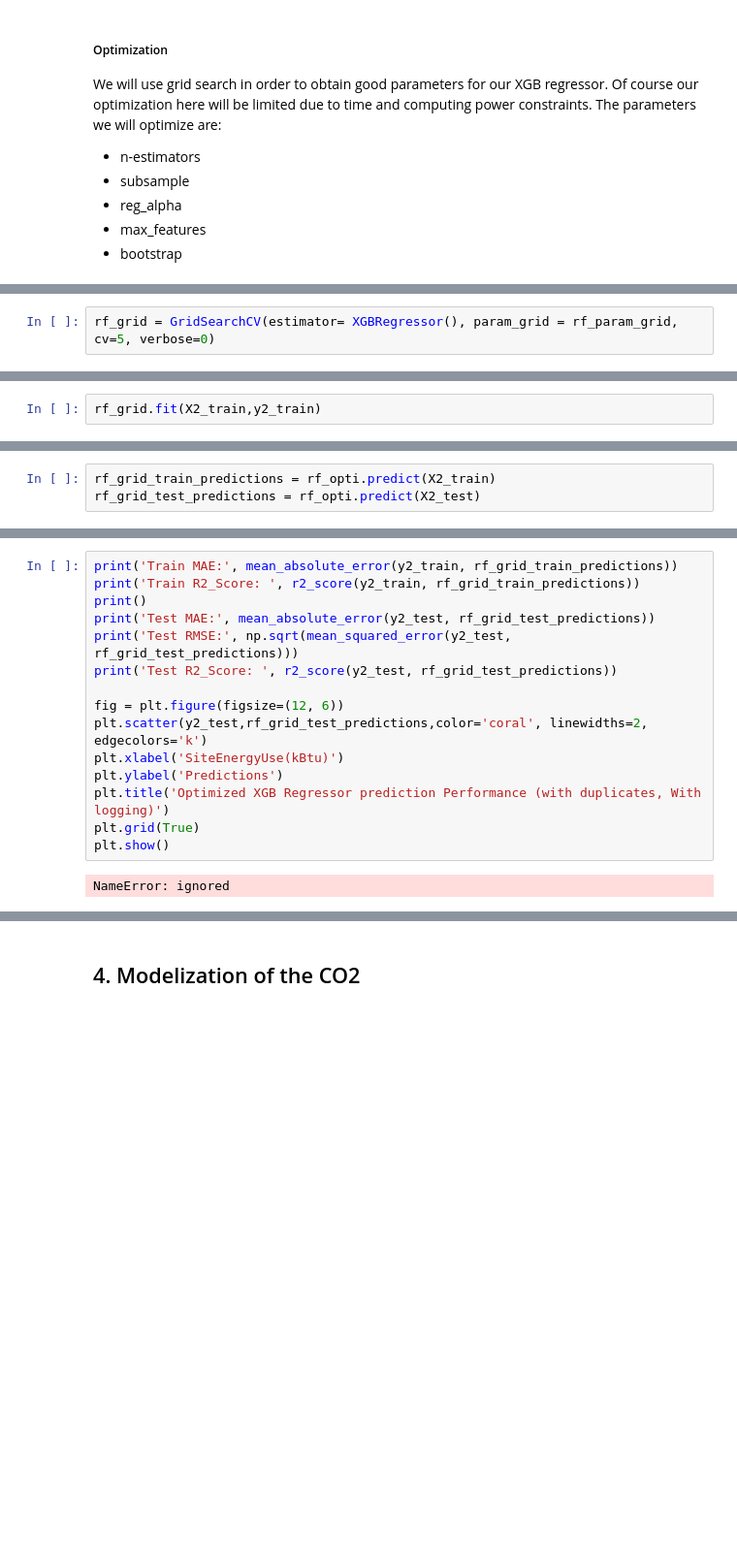
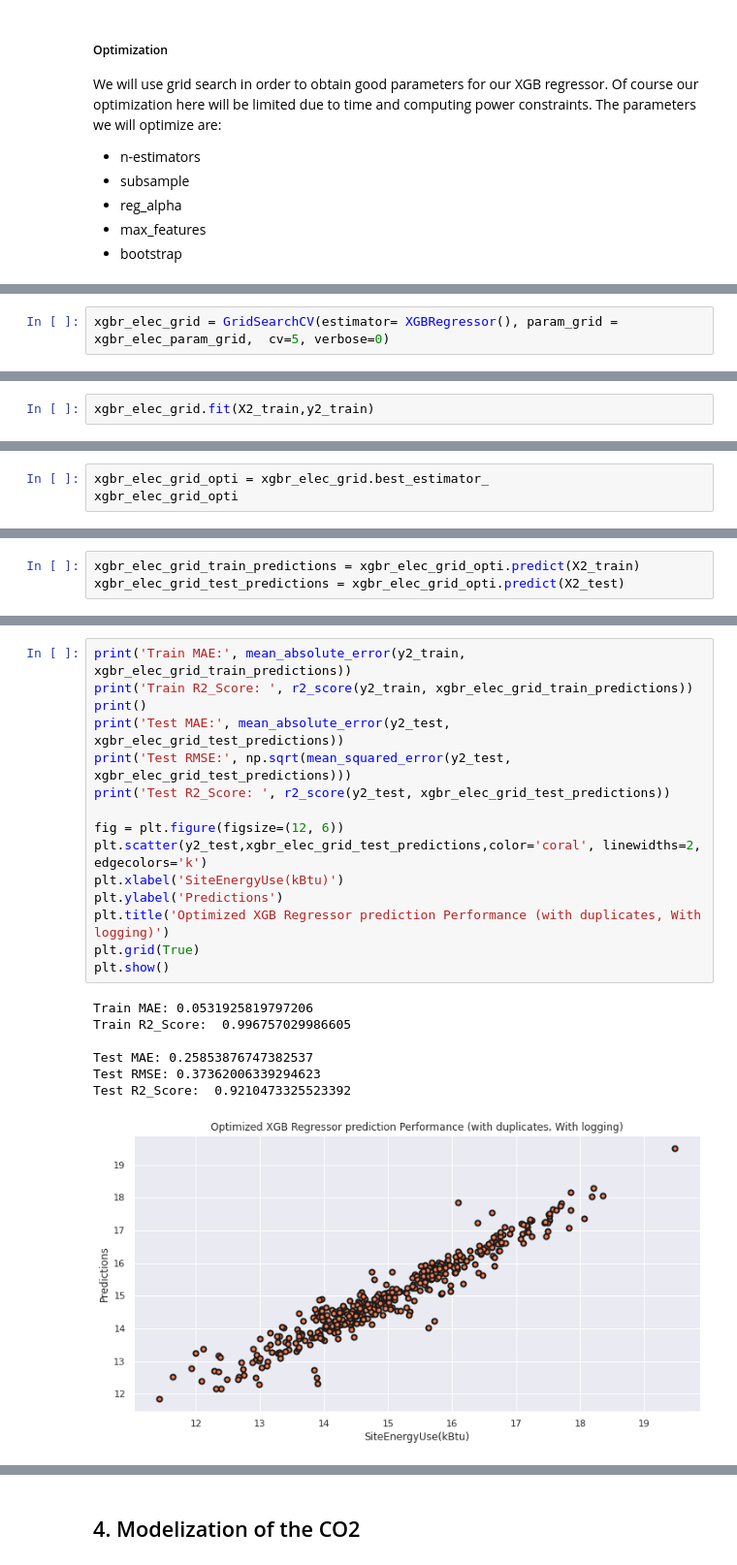
Before and after one commit to mariusbiteau/Buildings_Electrical-Consumption_CO2-Emissions_Prediction, a Jupyter notebook: Analysis_Buildings_Electrical_Consumption_CO2_Emissions_Prediction.ipynb, the cells around one changed output, grey strips where cells are left out. Shown at 97% size. Saved outputs shown, nothing was run; the diff lists cells and outputs as text; blank space fills up the shorter version.

```diff
--- a/Analysis_Buildings_Electrical_Consumption_CO2_Emissions_Prediction.ipynb
+++ b/Analysis_Buildings_Electrical_Consumption_CO2_Emissions_Prediction.ipynb
@@ -905,3 +904,3 @@ time: 2.4 ms (started: 2021-01-31 03:21:15 +00:00)
 # %%
-rf_grid = GridSearchCV(estimator= XGBRegressor(), param_grid = rf_param_grid,  cv=5, verbose=0)
+xgbr_elec_grid = GridSearchCV(estimator= XGBRegressor(), param_grid = xgbr_elec_param_grid,  cv=5, verbose=0)
 # %% [output]
@@ -909,5 +908,5 @@ time: 1.69 ms (started: 2021-01-31 03:21:22 +00:00)
 # %%
-rf_grid.fit(X2_train,y2_train)
+xgbr_elec_grid.fit(X2_train,y2_train)
 # %% [output]
 GridSearchCV(cv=5, error_score=nan,
              estimator=XGBRegressor(base_score=0.5, booster='gbtree',
@@ -953,0 +941,3 @@ time: 5.01 ms (started: 2021-01-31 03:27:58 +00:00)
+# %%
+xgbr_elec_grid_opti = xgbr_elec_grid.best_estimator_
+xgbr_elec_grid_opti
@@ -954,4 +953,4 @@ time: 5.01 ms (started: 2021-01-31 03:27:58 +00:00)
 # %%
-rf_grid_train_predictions = rf_opti.predict(X2_train)
-rf_grid_test_predictions = rf_opti.predict(X2_test)
+xgbr_elec_grid_train_predictions = xgbr_elec_grid_opti.predict(X2_train)
+xgbr_elec_grid_test_predictions = xgbr_elec_grid_opti.predict(X2_test)
 # %% [output]
@@ -959,17 +958,23 @@ time: 98.2 ms (started: 2021-01-31 03:27:58 +00:00)
 # %%
-print('Train MAE:', mean_absolute_error(y2_train, rf_grid_train_predictions))
-print('Train R2_Score: ', r2_score(y2_train, rf_grid_train_predictions))
+print('Train MAE:', mean_absolute_error(y2_train, xgbr_elec_grid_train_predictions))
+print('Train R2_Score: ', r2_score(y2_train, xgbr_elec_grid_train_predictions))
 print()
-print('Test MAE:', mean_absolute_error(y2_test, rf_grid_test_predictions))
-print('Test RMSE:', np.sqrt(mean_squared_error(y2_test, rf_grid_test_predictions)))
-print('Test R2_Score: ', r2_score(y2_test, rf_grid_test_predictions))
+print('Test MAE:', mean_absolute_error(y2_test, xgbr_elec_grid_test_predictions))
+print('Test RMSE:', np.sqrt(mean_squared_error(y2_test, xgbr_elec_grid_test_predictions)))
+print('Test R2_Score: ', r2_score(y2_test, xgbr_elec_grid_test_predictions))
 
 fig = plt.figure(figsize=(12, 6))
-plt.scatter(y2_test,rf_grid_test_predictions,color='coral', linewidths=2, edgecolors='k')
+plt.scatter(y2_test,xgbr_elec_grid_test_predictions,color='coral', linewidths=2, edgecolors='k')
 plt.xlabel('SiteEnergyUse(kBtu)')
 plt.ylabel('Predictions')
 plt.title('Optimized XGB Regressor prediction Performance (with duplicates, With logging)')
 plt.grid(True)
 plt.show()
 # %% [output]
-NameError: ignored
+Train MAE: 0.0531925819797206
+Train R2_Score:  0.996757029986605
+
+Test MAE: 0.25853876747382537
+Test RMSE: 0.37362006339294623
+Test R2_Score:  0.9210473325523392
+[figure, added]
```
Also changed, not shown: parts of 87 cells of this notebook.
